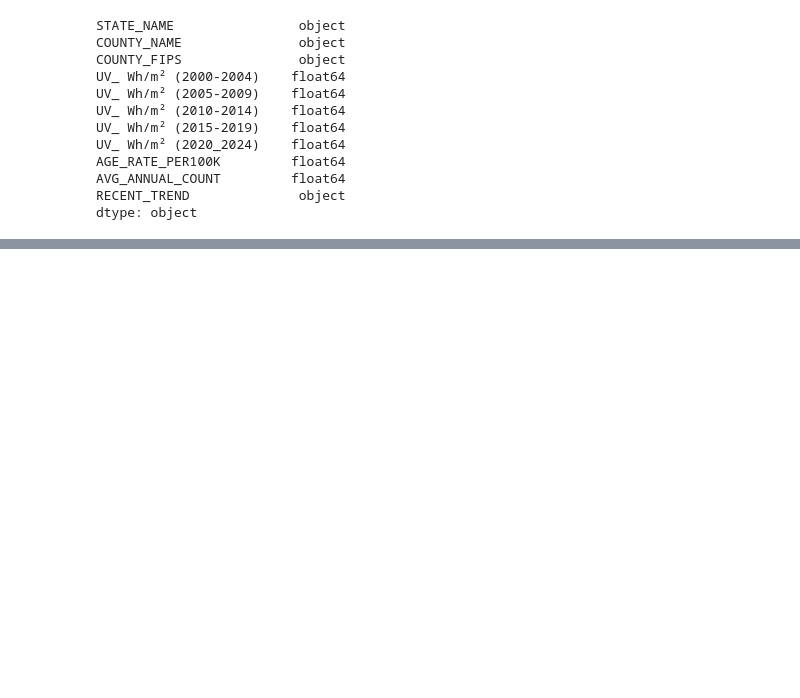
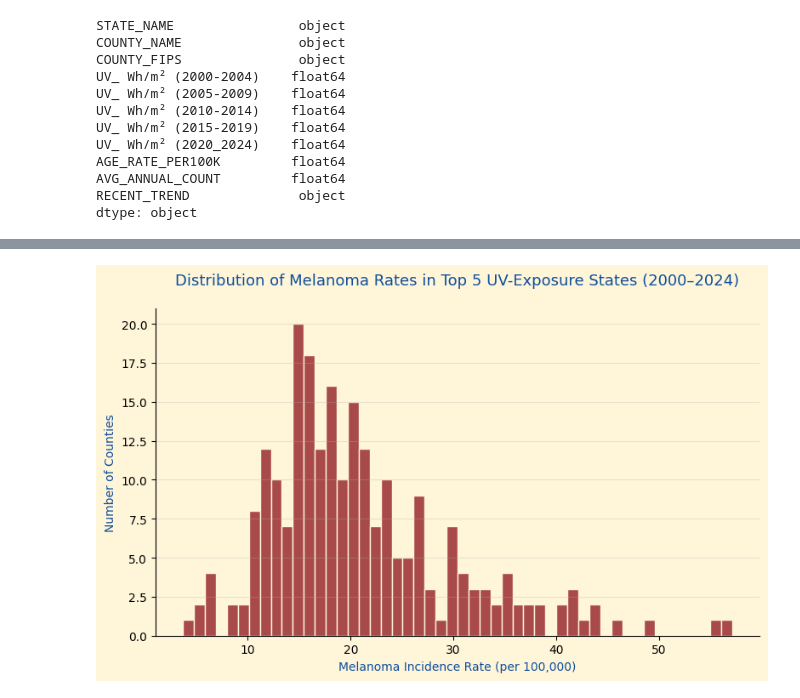
Before and after one commit to brevans25/uv-exposure-melanoma-analysis, a Jupyter notebook: notebooks/uv-exposure-melanoma-analysis.ipynb, the cells around one changed output, grey strips where cells are left out. Cells and saved outputs as stored; diff of their text form; code cells hidden in the pictures; blank space fills up the shorter version.

```diff
--- a/notebooks/uv-exposure-melanoma-analysis.ipynb
+++ b/notebooks/uv-exposure-melanoma-analysis.ipynb
@@ -199,0 +342,26 @@ dtype: object
+# %%
+top5_df = merged_df[merged_df['STATE_NAME'].isin(avg_uv_states_25yr.sort_values(ascending=False).head(5).index)]
+
+plt.figure(figsize=(8, 5), facecolor="#FFF6DA")
+
+plt.hist(
+    top5_df['AGE_RATE_PER100K'].dropna(),
+    bins=50,
+    color="#A94A4A",
+    edgecolor = "#FFF6DA"
+)
+
+ax = plt.gca()
+ax.set_facecolor("#FFF6DA")
+ax.spines["top"].set_visible(False)
+ax.spines["right"].set_visible(False)
+ax.grid(axis='y', alpha=0.3)
+
+plt.xlabel("Melanoma Incidence Rate (per 100,000)", color="#0E4E9C", fontsize=10)
+plt.ylabel("Number of Counties", color="#0E4E9C", fontsize=10)
+plt.title("Distribution of Melanoma Rates in Top 5 UV-Exposure States (2000–2024)", color="#0E4E9C", fontsize=13, pad=20)
+
+plt.tight_layout()
+plt.show()
+# %% [output]
+[figure, added]
```
Also changed, not shown: parts of 18 cells of this notebook.
